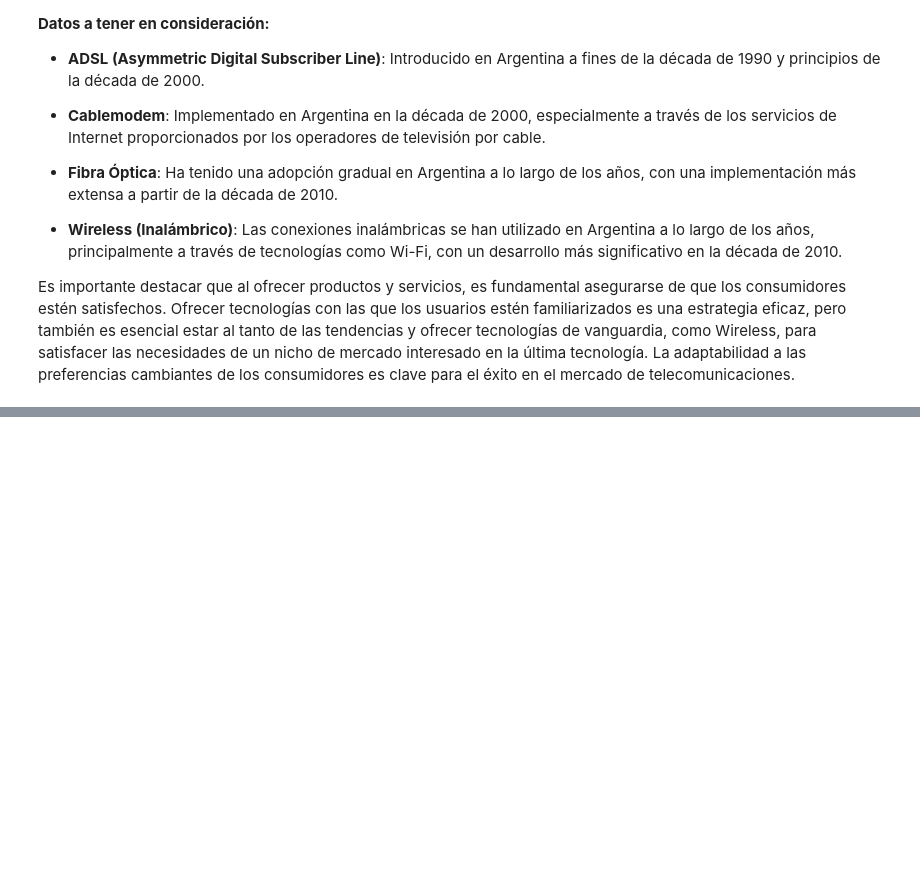
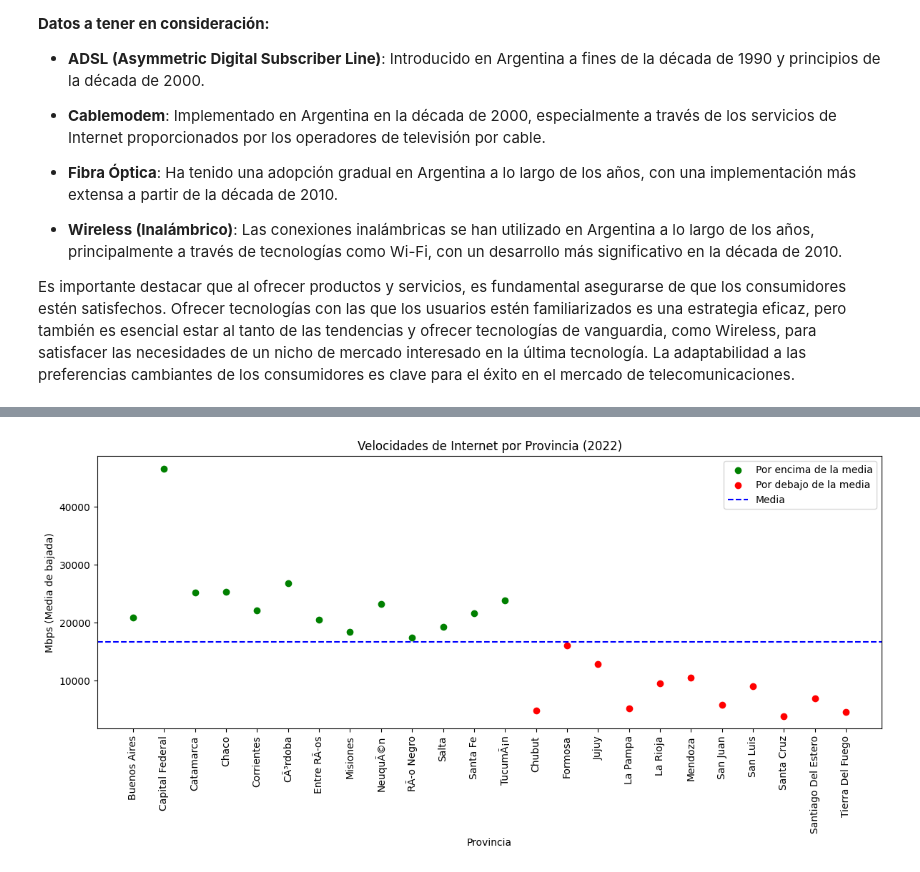
Before and after one commit to TabeSebastian/proyecto_final_henry_2, a Jupyter notebook: 2_EDA_internet.ipynb, the cells around one changed output, grey strips where cells are left out. Saved outputs shown, nothing was run; the diff lists cells and outputs as text; code cells hidden in the pictures; blank space fills up the shorter version.

```diff
--- a/2_EDA_internet.ipynb
+++ b/2_EDA_internet.ipynb
@@ -182,3 +182,10 @@ El análisis de los gráficos por provincia y tipo de tecnología nos proporcion
 - **Wireless (Inalámbrico)**: Las conexiones inalámbricas se han utilizado en Argentina a lo largo de los años, principalmente a través de tecnologías como Wi-Fi, con un desarrollo más significativo en la década de 2010.
 
 Es importante destacar que al ofrecer productos y servicios, es fundamental asegurarse de que los consumidores estén satisfechos. Ofrecer tecnologías con las que los usuarios estén familiarizados es una estrategia eficaz, pero también es esencial estar al tanto de las tendencias y ofrecer tecnologías de vanguardia, como Wireless, para satisfacer las necesidades de un nicho de mercado interesado en la última tecnología. La adaptabilidad a las preferencias cambiantes de los consumidores es clave para el éxito en el mercado de telecomunicaciones.
+# %%
+# abro los datasets a utilizar
+vel_bajada_trimestre_provincia = pd.read_csv('datasests/internet/vel_bajada_trimestre_provincia.csv')
+### inicio la limpieza
+vel_bajada_trimestre_provincia = vel_bajada_trimestre_provincia.rename(columns={'AÃ±o': 'Año'})
+
+vel_bajada_trimestre_provincia.head()
@@ -184,0 +199,43 @@ Es importante destacar que al ofrecer productos y servicios, es fundamental aseg
+# %%
+# Agrupa por trimestre, año y provincia y suma los valores de Mbps
+df = vel_bajada_trimestre_provincia.groupby([ 'Año', 'Provincia'])['Mbps (Media de bajada)'].sum()
+# Convierte la serie resultante en un DataFrame
+resultado_df = df.reset_index()
+
+resultado_df=resultado_df[resultado_df['Año']==2022]
+
+# Calcular la media
+media = resultado_df['Mbps (Media de bajada)'].mean()
+
+# Crear una nueva columna para etiquetar si está por encima o por debajo de la media
+resultado_df['Por encima de la media'] = resultado_df['Mbps (Media de bajada)'] > media
+
+# Dividir los datos en dos grupos, por encima y por debajo de la media
+arriba_media = resultado_df[resultado_df['Por encima de la media']]
+abajo_media = resultado_df[~resultado_df['Por encima de la media']]
+
+# Crear una figura y graficar en dos colores
+fig, ax = plt.subplots(figsize=(12, 6))
+
+ax.scatter(
+    arriba_media['Provincia'], arriba_media['Mbps (Media de bajada)'],
+    color='green', label='Por encima de la media'
+)
+ax.scatter(
+    abajo_media['Provincia'], abajo_media['Mbps (Media de bajada)'],
+    color='red', label='Por debajo de la media'
+)
+
+ax.axhline(y=media, color='blue', linestyle='--', label='Media')
+
+plt.xticks(rotation=90)
+plt.title('Velocidades de Internet por Provincia (2022)')
+plt.xlabel('Provincia')
+plt.ylabel('Mbps (Media de bajada)')
+
+plt.legend()
+plt.tight_layout()
+
+plt.show()
+# %% [output]
+[figure, added]
```
Also changed, not shown: parts of 2 cells of this notebook, 1 other file.
